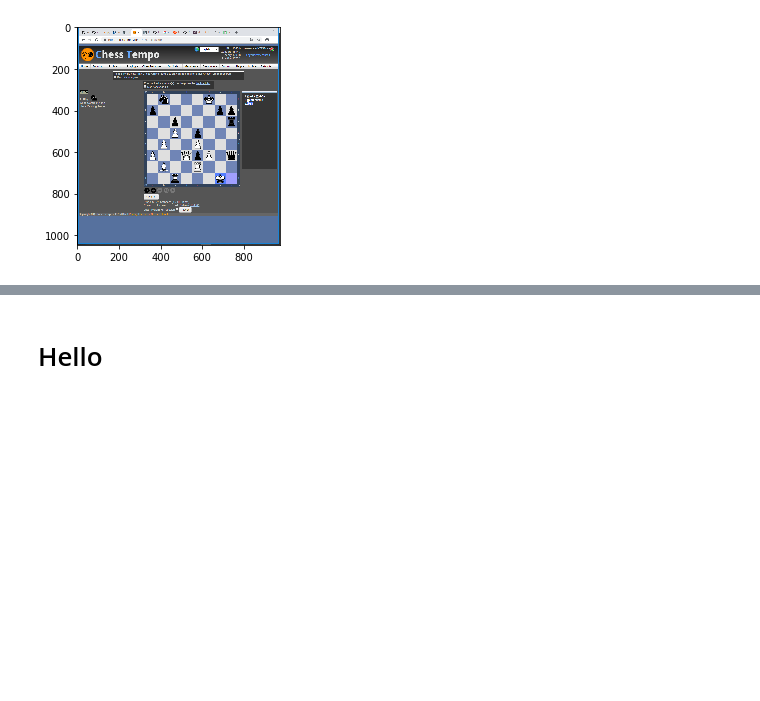
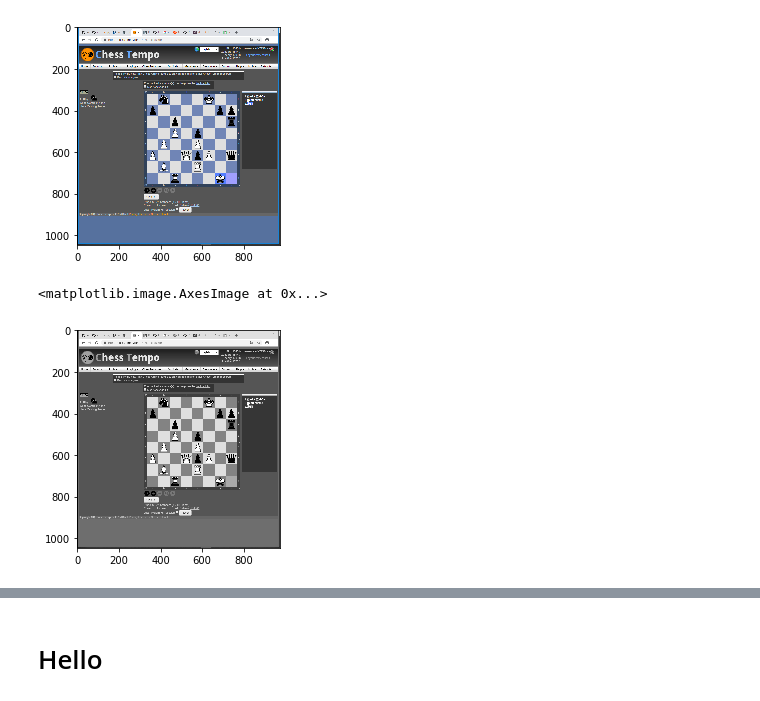
Before and after one commit to eric7237cire/chess-cnn, a Jupyter notebook: python_src/computer_vision.ipynb, the cells around one changed output, grey strips where cells are left out. Saved outputs shown, nothing was run; the diff lists cells and outputs as text; code cells hidden in the pictures; blank space fills up the shorter version.

```diff
--- a/python_src/computer_vision.ipynb
+++ b/python_src/computer_vision.ipynb
@@ -58,3 +59,11 @@ imshow(np.asarray(img))
 # %% [output]
 <matplotlib.image.AxesImage at 0x...>
 [figure]
+# %%
+# Convert to grayscale and array
+a = np.asarray(img.convert("L"), dtype=np.float32)
+
+imshow(np.asarray(a), cmap='gray')
+# %% [output]
+<matplotlib.image.AxesImage at 0x...>
+[figure, added]
```
Also changed, not shown: parts of 5 cells of this notebook.
